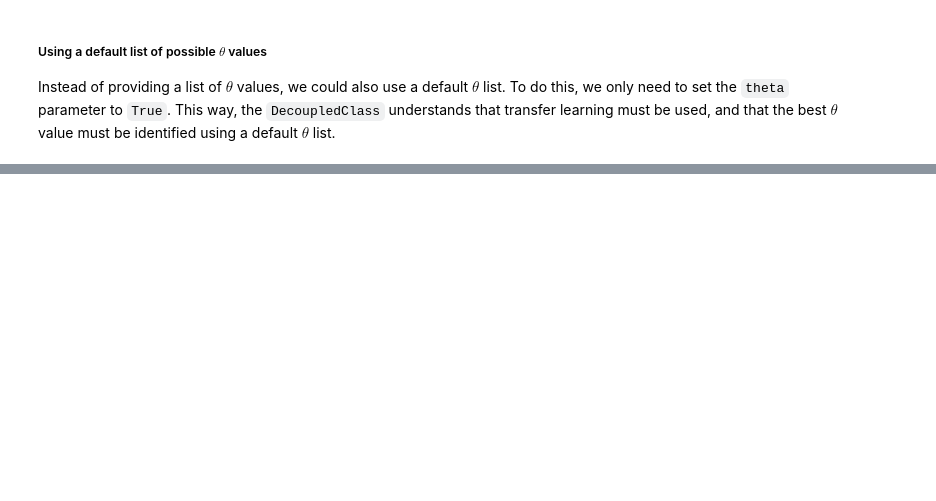
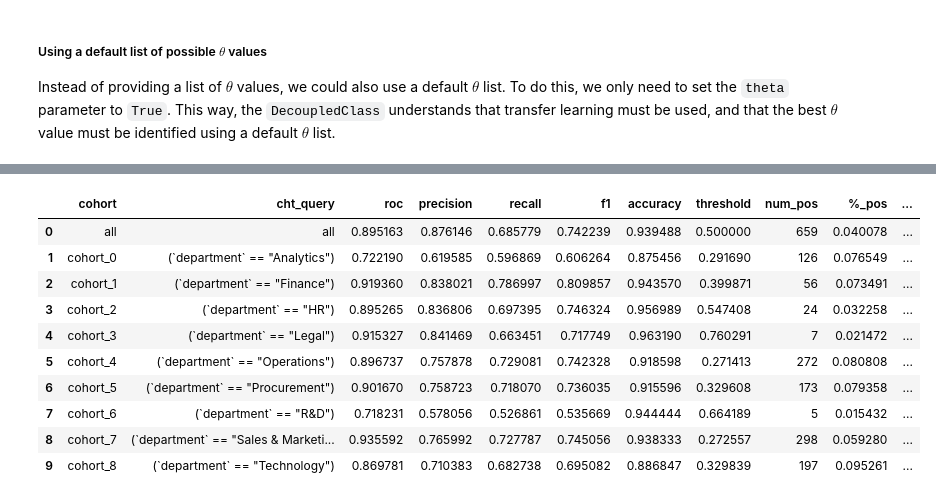
Before and after one commit to microsoft/responsible-ai-toolbox-mitigations, a Jupyter notebook: notebooks/cohort/decoupled.ipynb, the cells around one changed output, grey strips where cells are left out. Drawn from its saved outputs; the diff is of its cells as text; code cells hidden in the pictures; blank space fills up the shorter version.

```diff
--- a/notebooks/cohort/decoupled.ipynb
+++ b/notebooks/cohort/decoupled.ipynb
@@ -430,0 +386,25 @@ fetch_cohort_results(X_test, y_test, pred_test, cohort_def=cohort_def, fixed_th=
+# %%
+import random
+import sys
+sys.path.append('../../notebooks')
+from lightgbm import LGBMClassifier
+
+from download import download_datasets
+
+SEED = 42
+
+def get_model():
+    model = LGBMClassifier(random_state=SEED)
+    return model
+
+np.random.seed(SEED)
+random.seed(SEED)
+
+data_dir = '../../../datasets/'
+download_datasets(data_dir)
+df =  pd.read_csv(data_dir + 'hr_promotion/train.csv')
+df.drop(columns=['employee_id'], inplace=True)
+label_col = 'is_promoted'
+
+X_train, X_test, y_train, y_test = split_data(df, label_col, test_size=0.3)
+X_train
@@ -430,0 +429,28 @@ fetch_cohort_results(X_test, y_test, pred_test, cohort_def=cohort_def, fixed_th=
+# %%
+preprocessing = [dp.BasicImputer(verbose=False), dp.EncoderOrdinal(verbose=False)]
+
+dec_class = DecoupledClass(
+                    cohort_col=["department"],
+                    transform_pipe=preprocessing,
+                    estimator=get_model(),
+                    minority_min_rate=0.01,
+                    min_cohort_pct=0.01,
+                    theta=False,
+                )
+dec_class.fit(X_train, y_train)
+
+th_dict = dec_class.get_threasholds_dict()
+pred = dec_class.predict_proba(X_test)
+fetch_cohort_results(X_test, y_test, pred, cohort_def=dec_class, fixed_th=th_dict)
+# %% [output]
+|  | cohort | cht_query | roc | precision | recall | f1 | accuracy | threshold | num_pos | %_pos | ... |
+| 0 | all | all | 0.895163 | 0.876146 | 0.685779 | 0.742239 | 0.939488 | 0.500000 | 659 | 0.040078 | ... |
+| 1 | cohort_0 | (`department` == "Analytics") | 0.722190 | 0.619585 | 0.596869 | 0.606264 | 0.875456 | 0.291690 | 126 | 0.076549 | ... |
+| 2 | cohort_1 | (`department` == "Finance") | 0.919360 | 0.838021 | 0.786997 | 0.809857 | 0.943570 | 0.399871 | 56 | 0.073491 | ... |
+| 3 | cohort_2 | (`department` == "HR") | 0.895265 | 0.836806 | 0.697395 | 0.746324 | 0.956989 | 0.547408 | 24 | 0.032258 | ... |
+| 4 | cohort_3 | (`department` == "Legal") | 0.915327 | 0.841469 | 0.663451 | 0.717749 | 0.963190 | 0.760291 | 7 | 0.021472 | ... |
+| 5 | cohort_4 | (`department` == "Operations") | 0.896737 | 0.757878 | 0.729081 | 0.742328 | 0.918598 | 0.271413 | 272 | 0.080808 | ... |
+| 6 | cohort_5 | (`department` == "Procurement") | 0.901670 | 0.758723 | 0.718070 | 0.736035 | 0.915596 | 0.329608 | 173 | 0.079358 | ... |
+| 7 | cohort_6 | (`department` == "R&D") | 0.718231 | 0.578056 | 0.526861 | 0.535669 | 0.944444 | 0.664189 | 5 | 0.015432 | ... |
+| 8 | cohort_7 | (`department` == "Sales & Marketi... | 0.935592 | 0.765992 | 0.727787 | 0.745056 | 0.938333 | 0.272557 | 298 | 0.059280 | ... |
+| 9 | cohort_8 | (`department` == "Technology") | 0.869781 | 0.710383 | 0.682738 | 0.695082 | 0.886847 | 0.329839 | 197 | 0.095261 | ... |
```
Also changed, not shown: parts of 13 cells of this notebook, 9 other files.
